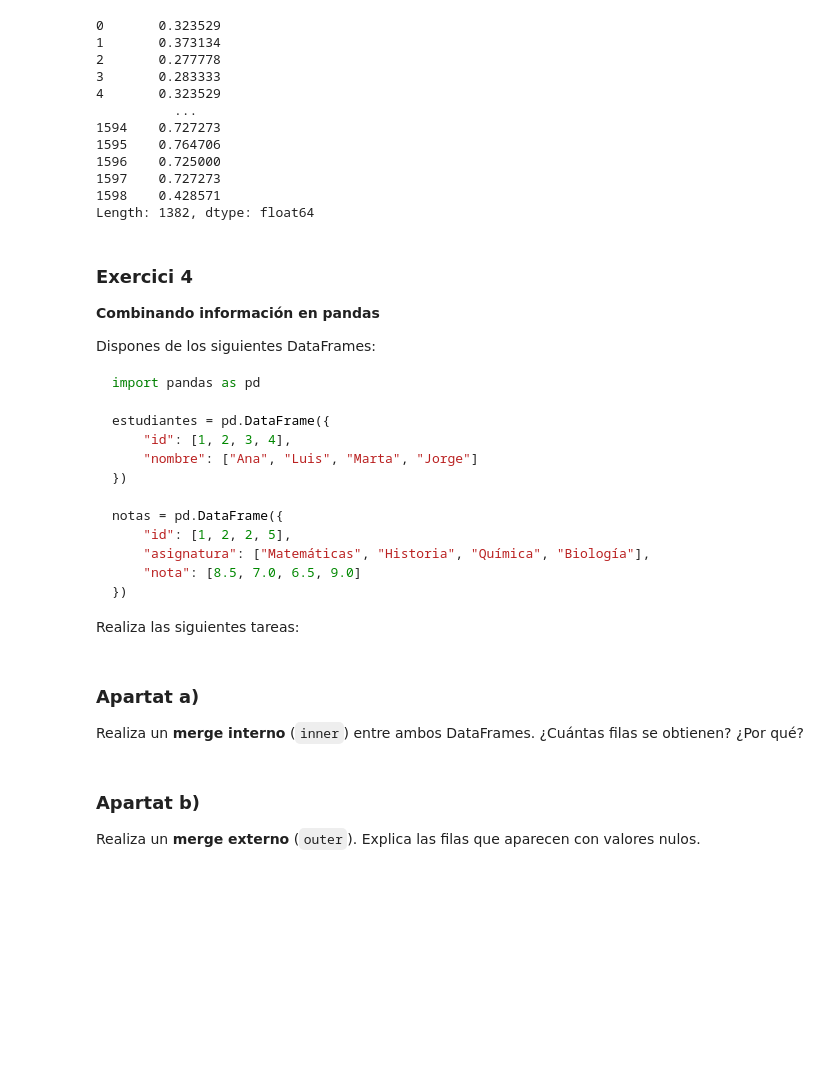
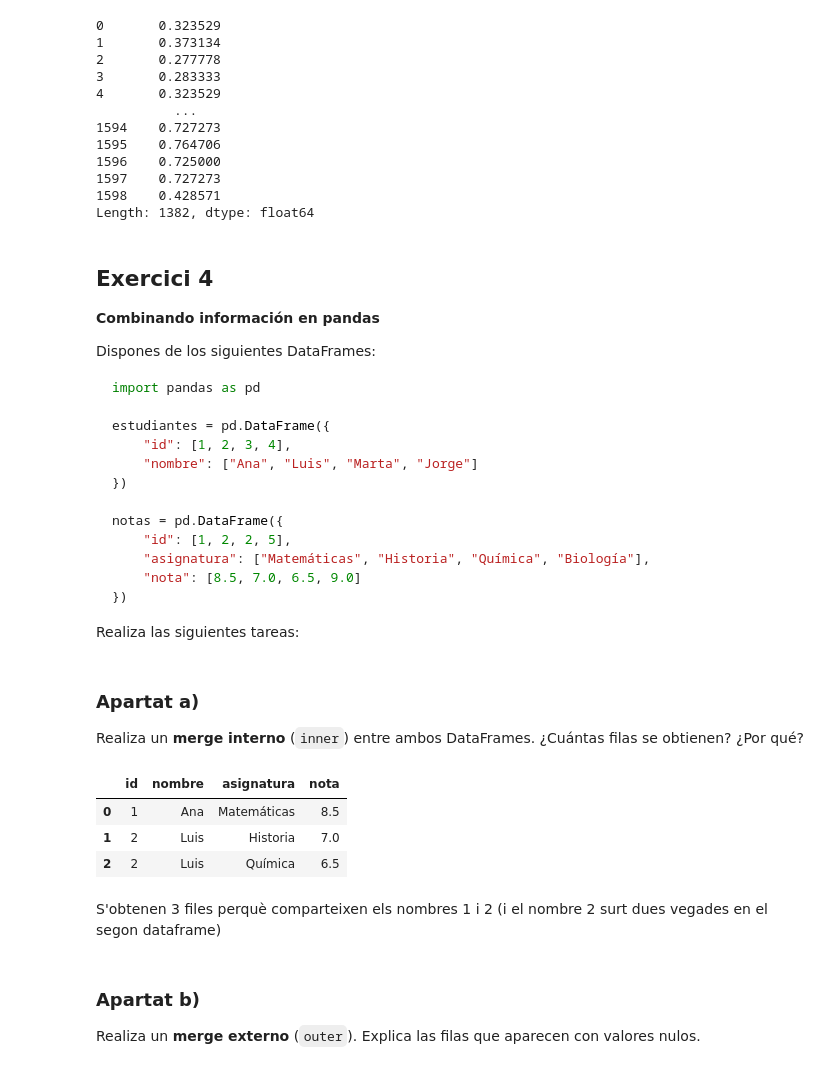
Before and after one commit to albertmoyanadal/ttad, a Jupyter notebook: delivery/ttad_practica_2_albert_moya.ipynb, the cells around one changed output. Saved outputs shown, nothing was run; the diff lists cells and outputs as text; code cells hidden in the pictures; blank space fills up the shorter version.

````diff
--- a/delivery/ttad_practica_2_albert_moya.ipynb
+++ b/delivery/ttad_practica_2_albert_moya.ipynb
@@ -310,7 +310,7 @@ aux.calculaRatio(red_wine, 'free sulfur dioxide', 'total sulfur dioxide')
 1598    0.428571
 Length: 1382, dtype: float64
 # %% [markdown]
-### Exercici 4
+## Exercici 4
 
 **Combinando información en pandas**
 
@@ -332,10 +332,33 @@ notas = pd.DataFrame({
 ```
 
 Realiza las siguientes tareas:
+# %%
+estudiantes = pd.DataFrame({
+    "id": [1, 2, 3, 4],
+    "nombre": ["Ana", "Luis", "Marta", "Jorge"]
+})
+
+notas = pd.DataFrame({
+    "id": [1, 2, 2, 5],
+    "asignatura": ["Matemáticas", "Historia", "Química", "Biología"],
+    "nota": [8.5, 7.0, 6.5, 9.0]
+})
 # %% [markdown]
 ### Apartat a)
 
 Realiza un **merge interno** (`inner`) entre ambos DataFrames. ¿Cuántas filas se obtienen? ¿Por qué?
+# %%
+inner = estudiantes.merge(notas,
+                          on="id", # les labels que comparteixen els dos dataframes
+                          how="inner") # fa la intersecció
+inner
+# %% [output]
+|  | id | nombre | asignatura | nota |
+| 0 | 1 | Ana | Matemáticas | 8.5 |
+| 1 | 2 | Luis | Historia | 7.0 |
+| 2 | 2 | Luis | Química | 6.5 |
+# %% [markdown]
+S'obtenen 3 files perquè comparteixen els nombres 1 i 2 (i el nombre 2 surt dues vegades en el segon dataframe)
 # %% [markdown]
 ### Apartat b)
 
````
